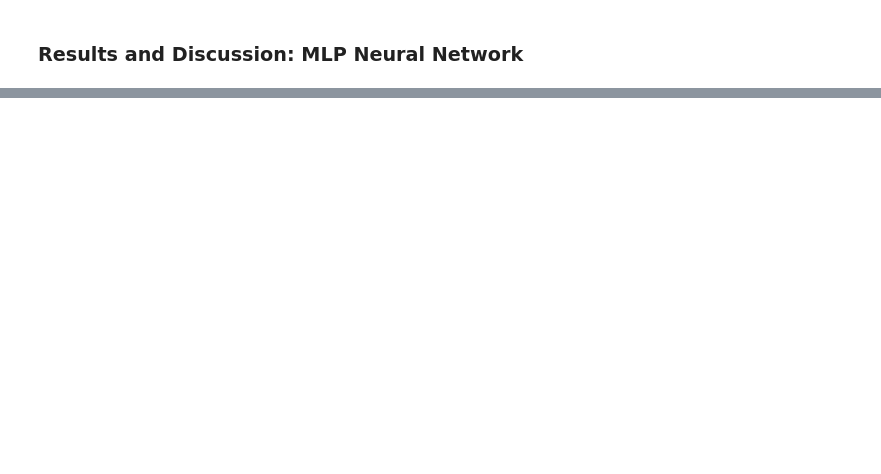
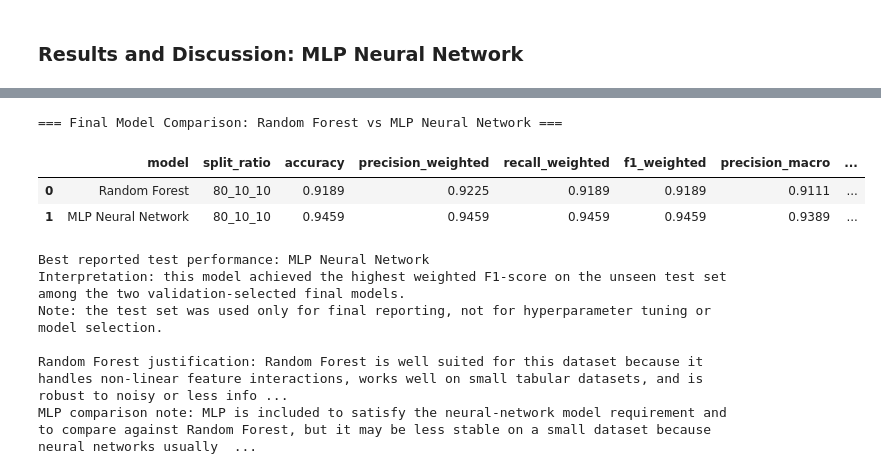
Before and after one commit to Jeffrysoo/CPC-251-Project-1, a Jupyter notebook: CPC251_Project_Part2_Dermatology.ipynb, the cells around one changed output, grey strips where cells are left out. Drawn from its saved outputs; the diff is of its cells as text; code cells hidden in the pictures; blank space fills up the shorter version.

```diff
--- a/CPC251_Project_Part2_Dermatology.ipynb
+++ b/CPC251_Project_Part2_Dermatology.ipynb
@@ -985,2 +1386,52 @@ ________________________________________________________________________________
 # %%
-# TODO: Build the final two-model comparison table
+# Build the final model comparison table required by the rubric.
+final_model_comparison_df = pd.DataFrame([
+    random_forest_test_metrics,
+    mlp_test_metrics
+])
+
+comparison_columns = [
+    'model',
+    'split_ratio',
+    'accuracy',
+    'precision_weighted',
+    'recall_weighted',
+    'f1_weighted',
+    'precision_macro',
+    'recall_macro',
+    'f1_macro'
+]
+final_model_comparison_df = final_model_comparison_df[comparison_columns]
+
+numeric_columns = [
+    'accuracy',
+    'precision_weighted',
+    'recall_weighted',
+    'f1_weighted',
+    'precision_macro',
+    'recall_macro',
+    'f1_macro'
+]
+final_model_comparison_df[numeric_columns] = final_model_comparison_df[numeric_columns].round(4)
+
+print('=== Final Model Comparison: Random Forest vs MLP Neural Network ===')
+display(final_model_comparison_df)
+
+best_reported_model = final_model_comparison_df.sort_values(by='f1_weighted', ascending=False).iloc[0]
+print(f"Best reported test performance: {best_reported_model['model']}")
+print('Interpretation: this model achieved the highest weighted F1-score on the unseen test set among the two validation-selected final models.')
+print('Note: the test set was used only for final reporting, not for hyperparameter tuning or model selection.')
+print()
+print('Random Forest justification: Random Forest is well suited for this dataset because it handles non-linear feature interactions, works well on small tabular datasets, and is robust to noisy or less informative features through ensemble averaging.')
+print('MLP comparison note: MLP is included to satisfy the neural-network model requirement and to compare against Random Forest, but it may be less stable on a small dataset because neural networks usually benefit from larger training samples.')
+# %% [output]
+=== Final Model Comparison: Random Forest vs MLP Neural Network ===
+|  | model | split_ratio | accuracy | precision_weighted | recall_weighted | f1_weighted | precision_macro | ... |
+| 0 | Random Forest | 80_10_10 | 0.9189 | 0.9225 | 0.9189 | 0.9189 | 0.9111 | ... |
+| 1 | MLP Neural Network | 80_10_10 | 0.9459 | 0.9459 | 0.9459 | 0.9459 | 0.9389 | ... |
+Best reported test performance: MLP Neural Network
+Interpretation: this model achieved the highest weighted F1-score on the unseen test set among the two validation-selected final models.
+Note: the test set was used only for final reporting, not for hyperparameter tuning or model selection.
+
+Random Forest justification: Random Forest is well suited for this dataset because it handles non-linear feature interactions, works well on small tabular datasets, and is robust to noisy or less info ...
+MLP comparison note: MLP is included to satisfy the neural-network model requirement and to compare against Random Forest, but it may be less stable on a small dataset because neural networks usually  ...
```
Also changed, not shown: parts of 10 cells of this notebook.
